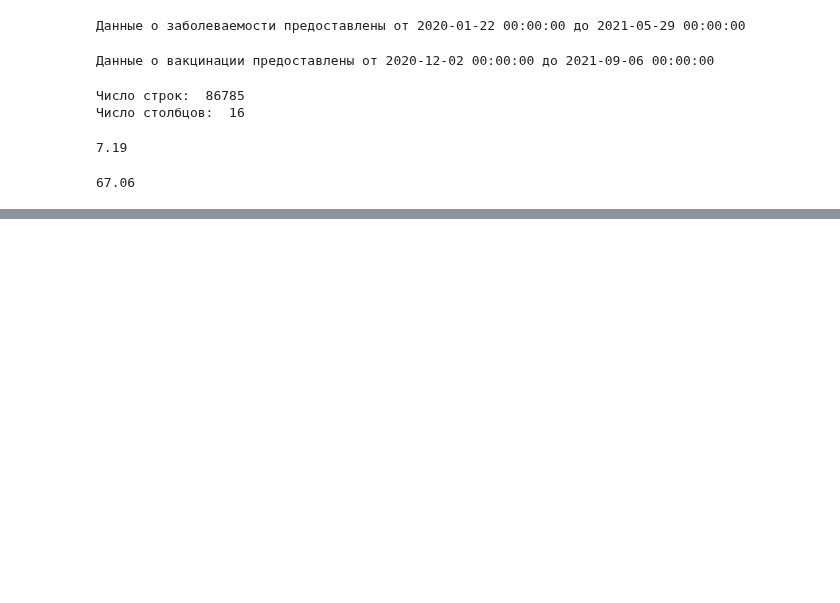
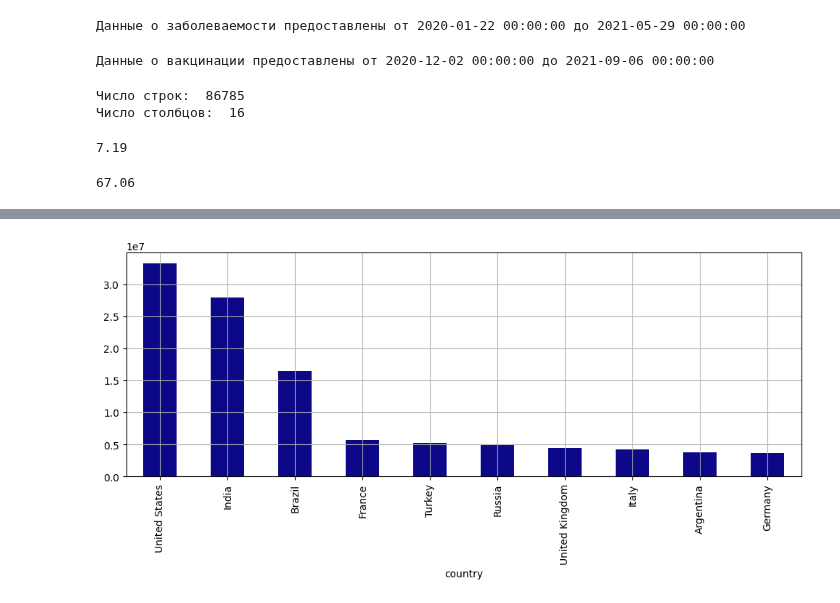
Before and after one commit to xsomxsomx/DST-1024, a Jupyter notebook: Skillfactory/PYTHON-13. Визуализация данных/Theory.ipynb, the cells around one changed output, grey strips where cells are left out. Drawn from its saved outputs; the diff is of its cells as text; code cells hidden in the pictures; blank space fills up the shorter version.

```diff
--- a/Skillfactory/PYTHON-13. Визуализация данных/Theory.ipynb
+++ b/Skillfactory/PYTHON-13. Визуализация данных/Theory.ipynb
@@ -327,0 +373,16 @@ round(covid_df[covid_df['country'] == 'Russia']['recover_rate'].mean(), 2)
+# %%
+# Построим столбчатую диаграмму и вычислим последний зафиксированный
+# показатель с помощью агрегирующего метода last() — он возвращает
+# последнее значение в столбце DataFrame. Для построения столбчатой
+# диаграммы значение параметра kind выставляем на 'bar'. Параметр
+# colormap отвечает за цветовую гамму графика.
+grouped_country = covid_df.groupby(['country'])['confirmed'].last()
+grouped_country = grouped_country.nlargest(10)
+grouped_country.plot(
+    kind='bar',
+    grid=True,
+    figsize=(12, 4),
+    colormap='plasma'
+);
+# %% [output]
+[figure, added]
```
Also changed, not shown: parts of 8 cells of this notebook.
